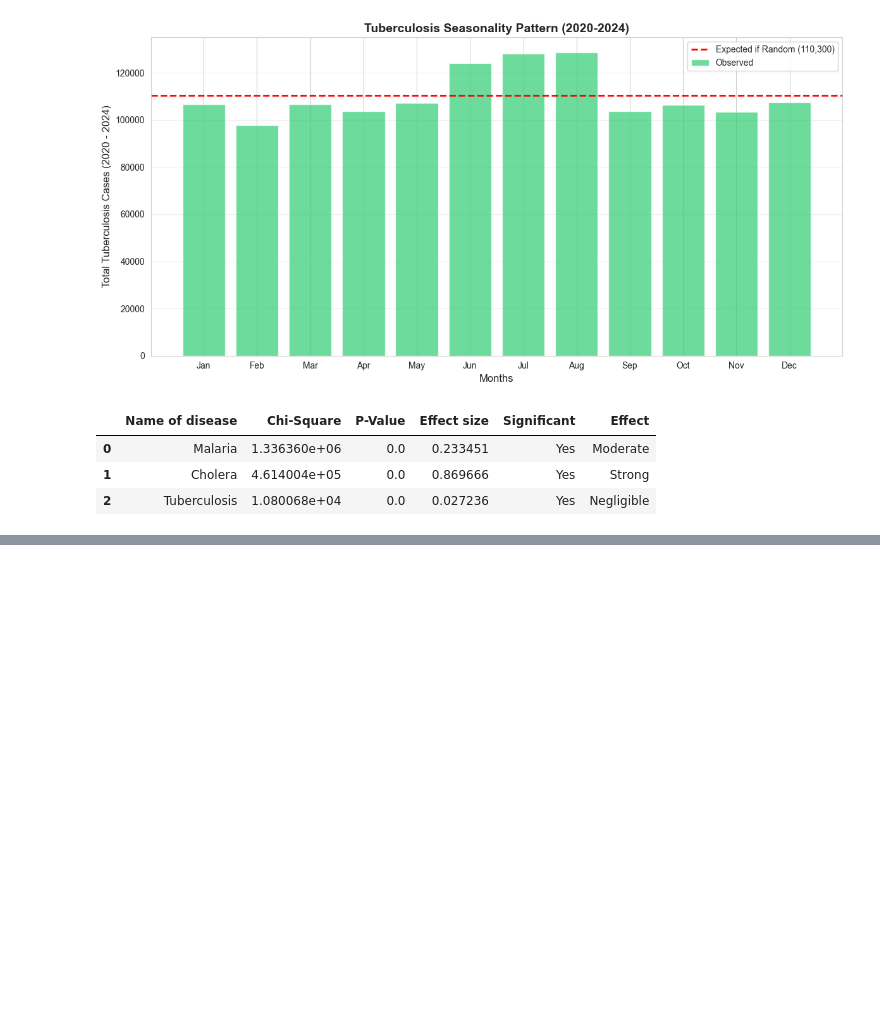
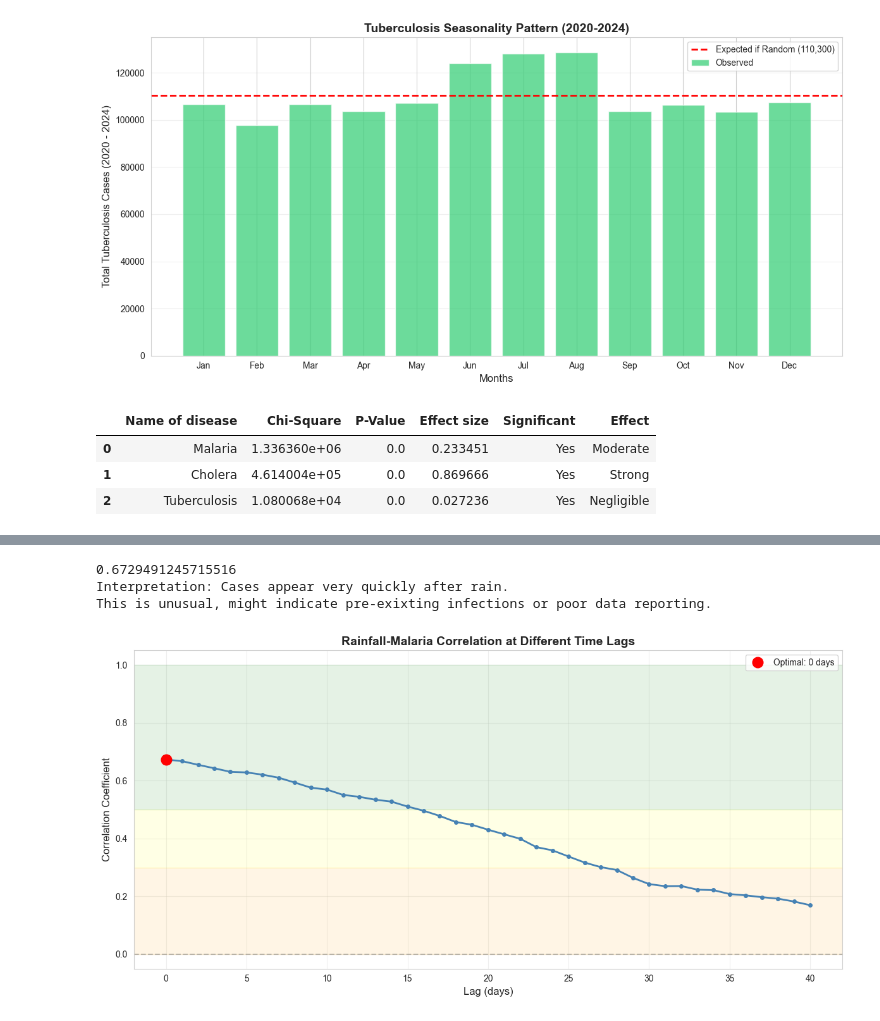
Before and after one commit to Don-Alvin/afrihealth-disease-surveillance, a Jupyter notebook: notebooks/02_statistical_analysis.ipynb, the cells around one changed output, grey strips where cells are left out. Saved outputs shown, nothing was run; the diff lists cells and outputs as text; code cells hidden in the pictures; blank space fills up the shorter version.

Commit message:
correlation and lag analyis

```diff
--- a/notebooks/02_statistical_analysis.ipynb
+++ b/notebooks/02_statistical_analysis.ipynb
@@ -112,0 +128,79 @@ results_summary_df
+# %%
+# Aggregate to national level totals
+daily_rainfall = weather.groupby('date')['rainfall_mm'].sum().reset_index()
+daily_rainfall.columns = ['date', 'total_rainfall']
+
+daily_malaria = malaria.groupby('report_date')['new_cases'].sum().reset_index()
+daily_malaria.columns = ['date', 'total_cases']
+
+# Merge
+daily_data = daily_rainfall.merge(daily_malaria, on='date', how='outer')
+
+# Fill missing cases with zero (assume there was no reports)
+daily_data['total_cases'] = daily_data['total_cases'].fillna(0)
+daily_data['total_rainfall'] = daily_data['total_rainfall'].fillna(0)
+
+# Sort by date
+daily_data = daily_data.sort_values('date').reset_index(drop=True)
+# %%
+# Calculate correlation
+
+malaria_correlation = daily_data['total_rainfall'].corr(daily_data['total_cases'])
+print(malaria_correlation)
+
+# Lag correlation analysis
+max_lag = 40
+lag_correlations = []
+
+for lag in range(0, max_lag + 1):
+    daily_data[f'rainfall_lag{lag}'] = daily_data['total_rainfall'].shift(lag)
+
+    corr = daily_data[f'rainfall_lag{lag}'].corr(daily_data['total_cases'])
+    lag_correlations.append({
+        'lag_days': lag,
+        'correlation': corr
+    })
+
+lag_results = pd.DataFrame(lag_correlations)
+optimal_lag = lag_results.loc[lag_results['correlation'].idxmax()]
+
+optimal_lag_days = int(optimal_lag['lag_days'])
+if optimal_lag_days < 7:
+    print('Interpretation: Cases appear very quickly after rain.')
+    print("This is unusual, might indicate pre-exixting infections or poor data reporting.")
+elif optimal_lag_days < 14:
+    print('Interpretation: Cases appear ~1-2 weeks after rain.')
+    print("Inline with mosquito breeding cycle")
+elif optimal_lag_days < 21:
+    print('Interpretation: Cases appear ~1-2 weeks after rain.')
+    print('Matches full transmission cycle + reporting delay.')
+else:
+    print('Interpretation: Lonf delay (3+ weeks)')
+# %% [output]
+0.6729491245715516
+Interpretation: Cases appear very quickly after rain.
+This is unusual, might indicate pre-exixting infections or poor data reporting.
+# %%
+# Visulaize Lag Correlations
+fig, ax = plt.subplots(figsize=(12, 6))
+
+ax.plot(lag_results['lag_days'], lag_results['correlation'], marker='o', linewidth=2, markersize=4, color='steelblue')
+optimal_idx = lag_results['correlation'].idxmax()
+ax.plot(optimal_lag['lag_days'], optimal_lag['correlation'], "ro", markersize=12, label=f"Optimal: {optimal_lag['lag_days']:.0f} days")
+ax.axhline(y=0, color='gray', linestyle='--', alpha=0.5)
+
+ax.set_xlabel('Lag (days)', fontsize=12)
+ax.set_ylabel('Correlation Coefficient', fontsize=12)
+ax.set_title('Rainfall-Malaria Correlation at Different Time Lags', fontsize=14, fontweight='bold')
+ax.legend()
+ax.grid(True, alpha=0.3)
+
+ax.axhspan(0.5, 1.0, alpha=0.1, color='green', label='Strong')
+ax.axhspan(0.3, 0.5, alpha=0.1, color='yellow', label='Moderate')
+ax.axhspan(0, 0.3, alpha=0.1, color='orange', label='Weak')
+
+plt.tight_layout()
+plt.savefig('../src/images/rainfall_malaria_lag.png')
+plt.show()
+# %% [output]
+[figure, added]
```
Also changed, not shown: parts of 8 cells of this notebook, 3 other files.
